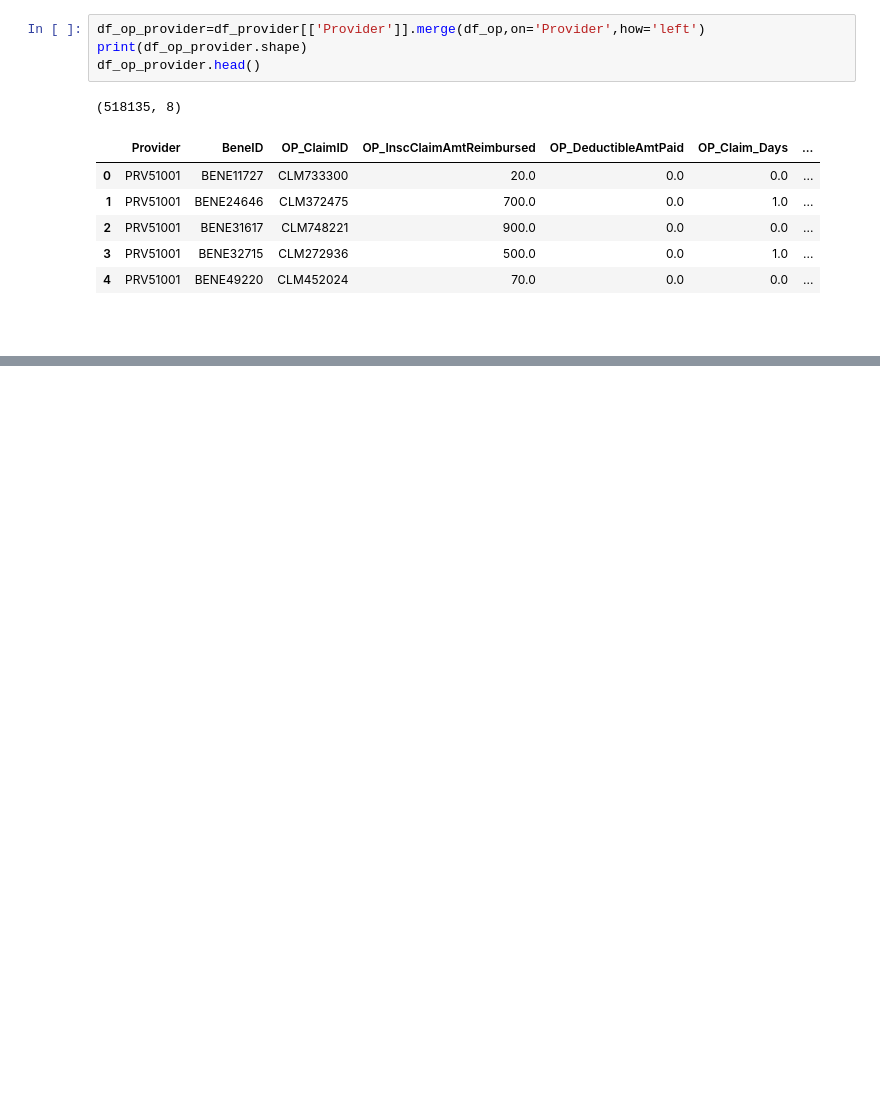
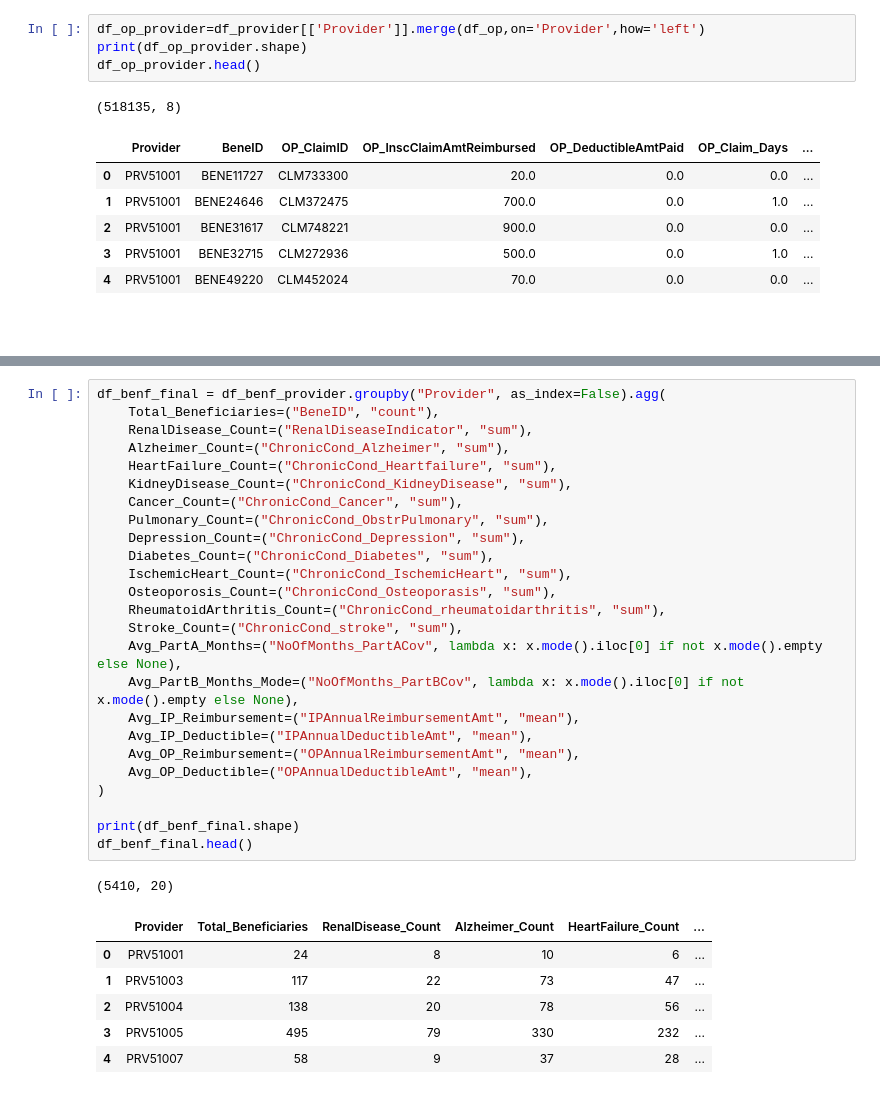
Before and after one commit to Manikanta-Peumalla1/Provider_Fraud_Detection, a Jupyter notebook: Data_Preparation_Code/Data_Preparation_Code.ipynb, the cells around one changed output, grey strips where cells are left out. Drawn from its saved outputs; the diff is of its cells as text; blank space fills up the shorter version.

```diff
--- a/Data_Preparation_Code/Data_Preparation_Code.ipynb
+++ b/Data_Preparation_Code/Data_Preparation_Code.ipynb
@@ -390,0 +368,33 @@ df_op_final.head()
+# %%
+df_benf_final = df_benf_provider.groupby("Provider", as_index=False).agg(
+    Total_Beneficiaries=("BeneID", "count"),
+    RenalDisease_Count=("RenalDiseaseIndicator", "sum"),
+    Alzheimer_Count=("ChronicCond_Alzheimer", "sum"),
+    HeartFailure_Count=("ChronicCond_Heartfailure", "sum"),
+    KidneyDisease_Count=("ChronicCond_KidneyDisease", "sum"),
+    Cancer_Count=("ChronicCond_Cancer", "sum"),
+    Pulmonary_Count=("ChronicCond_ObstrPulmonary", "sum"),
+    Depression_Count=("ChronicCond_Depression", "sum"),
+    Diabetes_Count=("ChronicCond_Diabetes", "sum"),
+    IschemicHeart_Count=("ChronicCond_IschemicHeart", "sum"),
+    Osteoporosis_Count=("ChronicCond_Osteoporasis", "sum"),
+    RheumatoidArthritis_Count=("ChronicCond_rheumatoidarthritis", "sum"),
+    Stroke_Count=("ChronicCond_stroke", "sum"),
+    Avg_PartA_Months=("NoOfMonths_PartACov", lambda x: x.mode().iloc[0] if not x.mode().empty else None),
+    Avg_PartB_Months_Mode=("NoOfMonths_PartBCov", lambda x: x.mode().iloc[0] if not x.mode().empty else None),
+    Avg_IP_Reimbursement=("IPAnnualReimbursementAmt", "mean"),
+    Avg_IP_Deductible=("IPAnnualDeductibleAmt", "mean"),
+    Avg_OP_Reimbursement=("OPAnnualReimbursementAmt", "mean"),
+    Avg_OP_Deductible=("OPAnnualDeductibleAmt", "mean"),
+)
+
+print(df_benf_final.shape)
+df_benf_final.head()
+# %% [output]
+(5410, 20)
+|  | Provider | Total_Beneficiaries | RenalDisease_Count | Alzheimer_Count | HeartFailure_Count | ... |
+| 0 | PRV51001 | 24 | 8 | 10 | 6 | ... |
+| 1 | PRV51003 | 117 | 22 | 73 | 47 | ... |
+| 2 | PRV51004 | 138 | 20 | 78 | 56 | ... |
+| 3 | PRV51005 | 495 | 79 | 330 | 232 | ... |
+| 4 | PRV51007 | 58 | 9 | 37 | 28 | ... |
```
Also changed, not shown: parts of 20 cells of this notebook, 1 other file.
